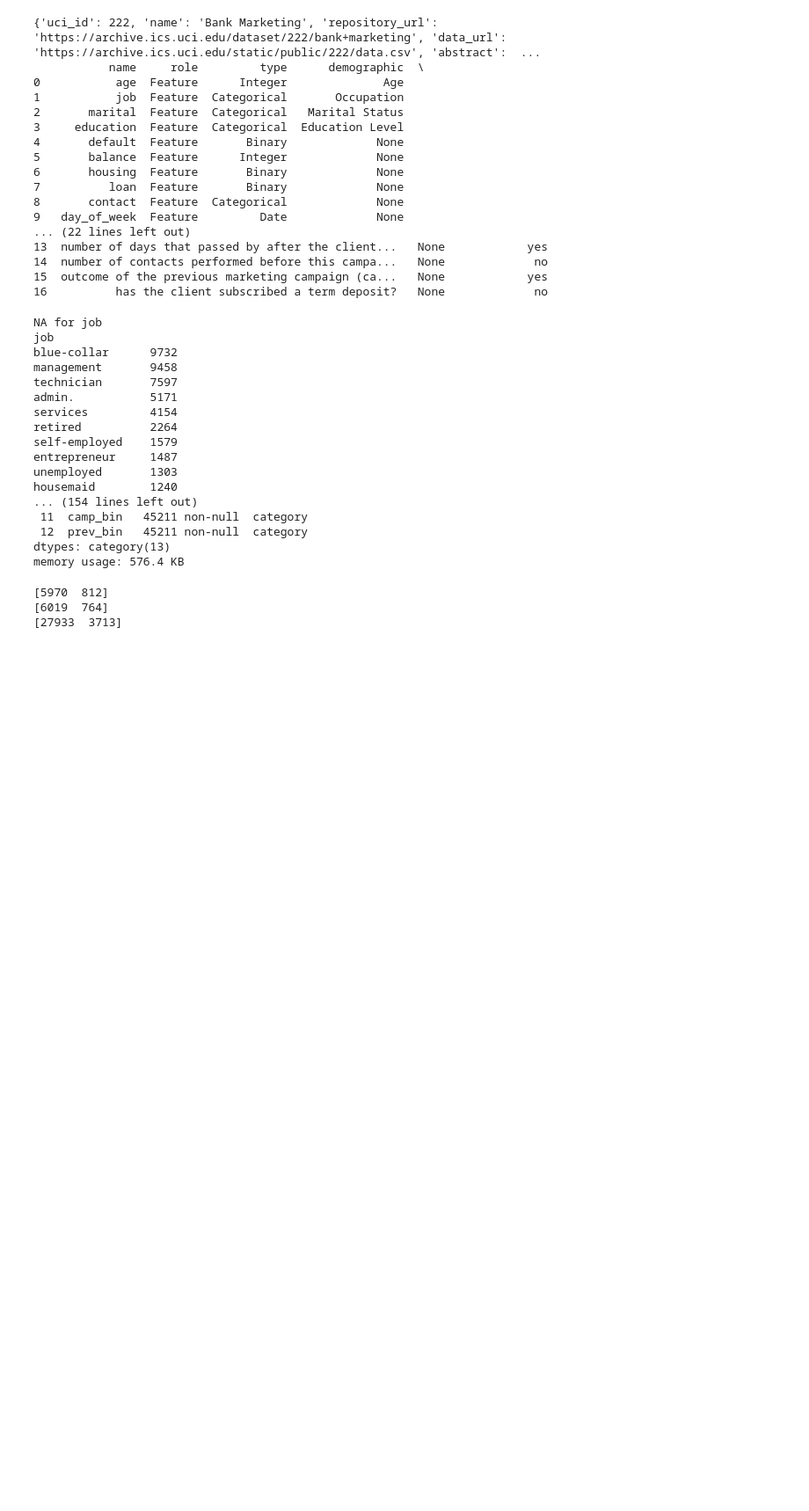
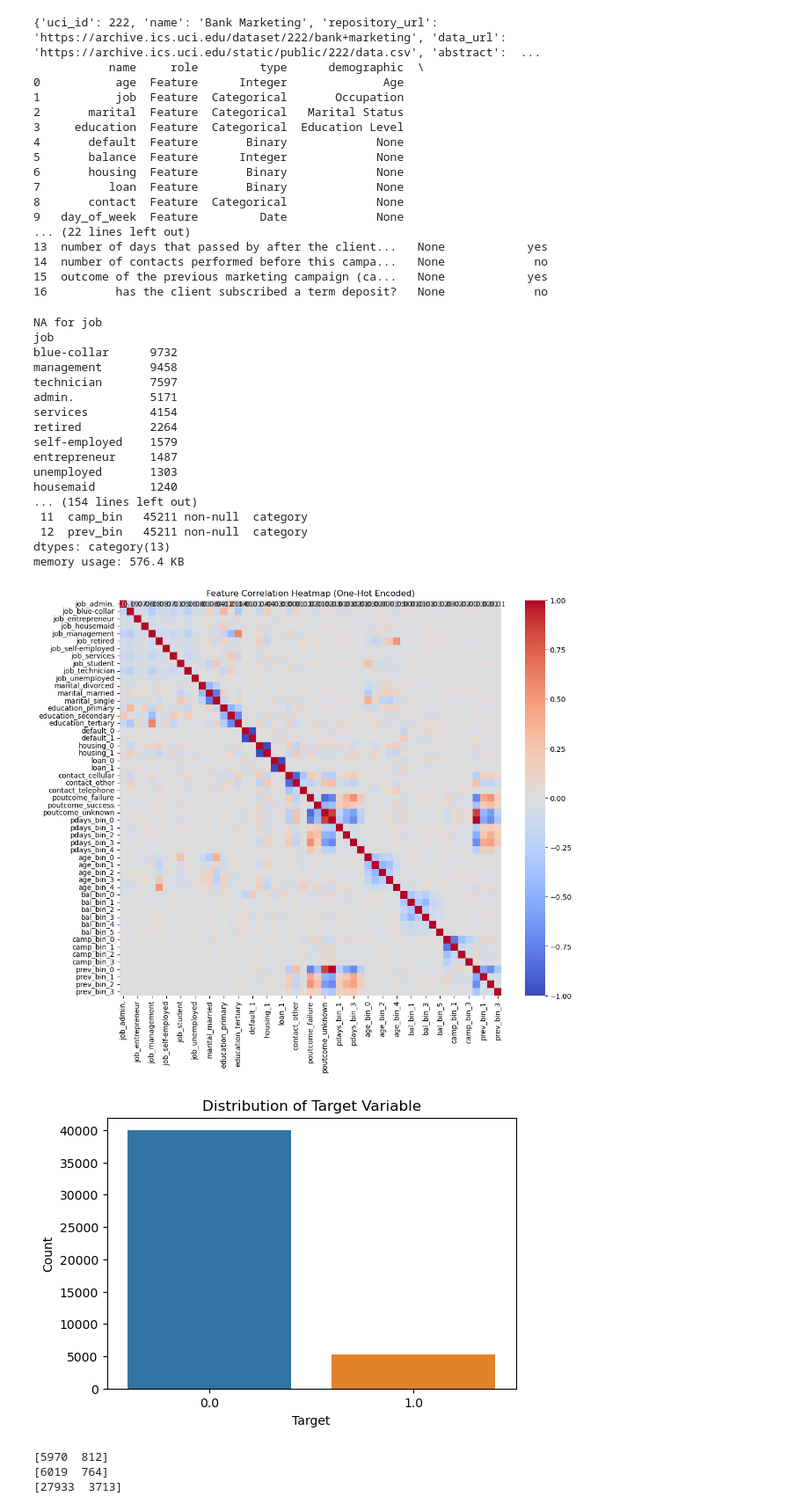
Before and after one commit to cai4104/bank-marketing-classifcation, a Jupyter notebook: bank-marketing-classifcation.ipynb, the cells around one changed output. Shown at 88% size. Drawn from its saved outputs; the diff is of its cells as text; code cells hidden in the pictures; blank space fills up the shorter version.

Commit message:
feature analysis 2

```diff
--- a/bank-marketing-classifcation.ipynb
+++ b/bank-marketing-classifcation.ipynb
@@ -197,6 +196,34 @@ housemaid        1240
  12  prev_bin   45211 non-null  category
 dtypes: category(13)
 memory usage: 576.4 KB
+# %%
+# Feature Analysis
+import seaborn as sns
+import matplotlib.pyplot as plt
+
+# One-hot encode categorical variables
+X_encoded = pd.get_dummies(X)
+
+# Calculate correlation matrix
+corr_matrix = X_encoded.corr()
+
+# Plot heatmap
+plt.figure(figsize=(12, 10))
+sns.heatmap(corr_matrix, annot=True, cmap='coolwarm', fmt=".2f", cbar=True)
+plt.title('Feature Correlation Heatmap (One-Hot Encoded)')
+plt.show()
+
+
+# Distribution of Target Variable
+plt.figure(figsize=(6, 4))
+sns.countplot(x=y.ravel())  # Flattening y if it's a multi-dimensional array
+plt.title('Distribution of Target Variable')
+plt.xlabel('Target')
+plt.ylabel('Count')
+plt.show()
+# %% [output]
+[figure, added]
+[figure, added]
 # %%
 # Showing proportion of the no (first number) and yes (second number) for each split. Would recommend looking into ways of mitigating unbalanced class proportions
 
```
Also changed, not shown: parts of 1 cell of this notebook.
